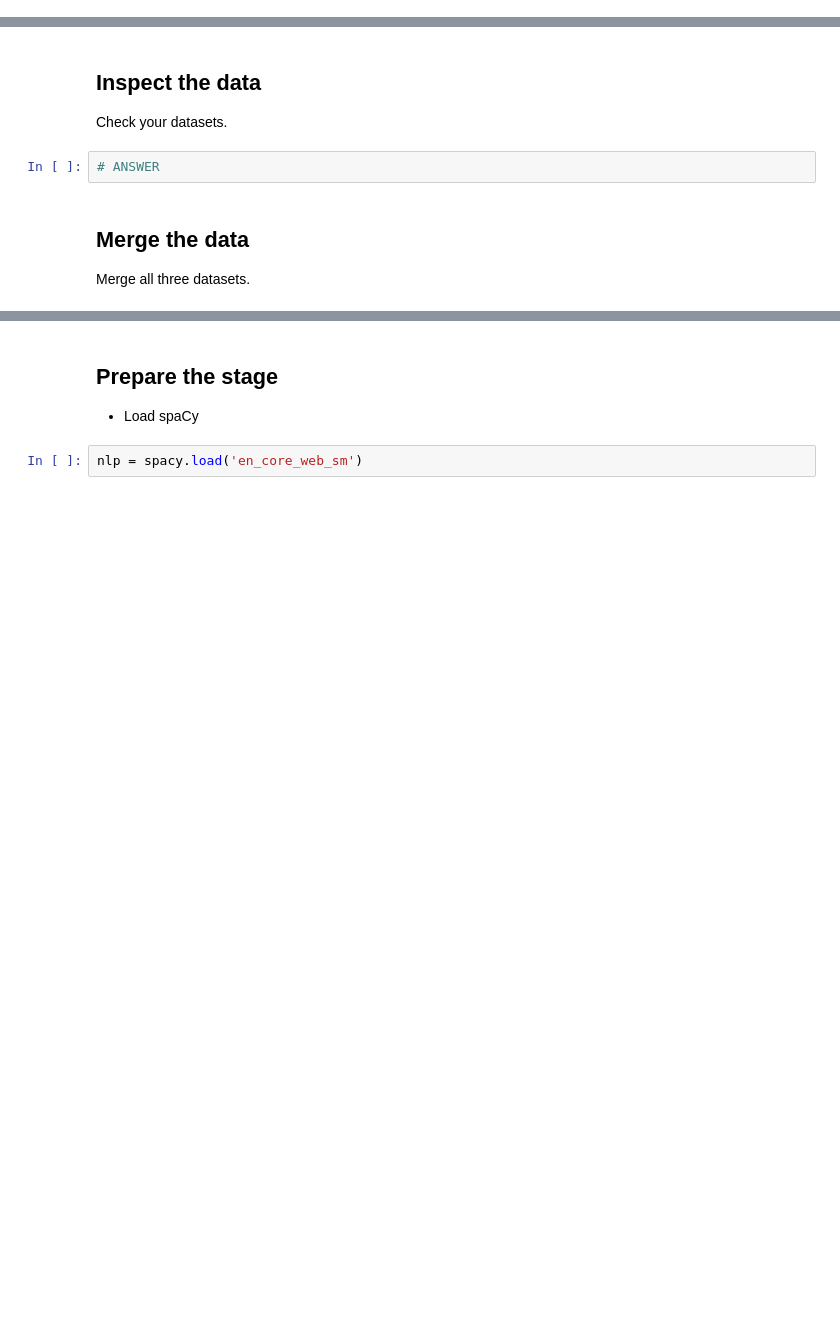
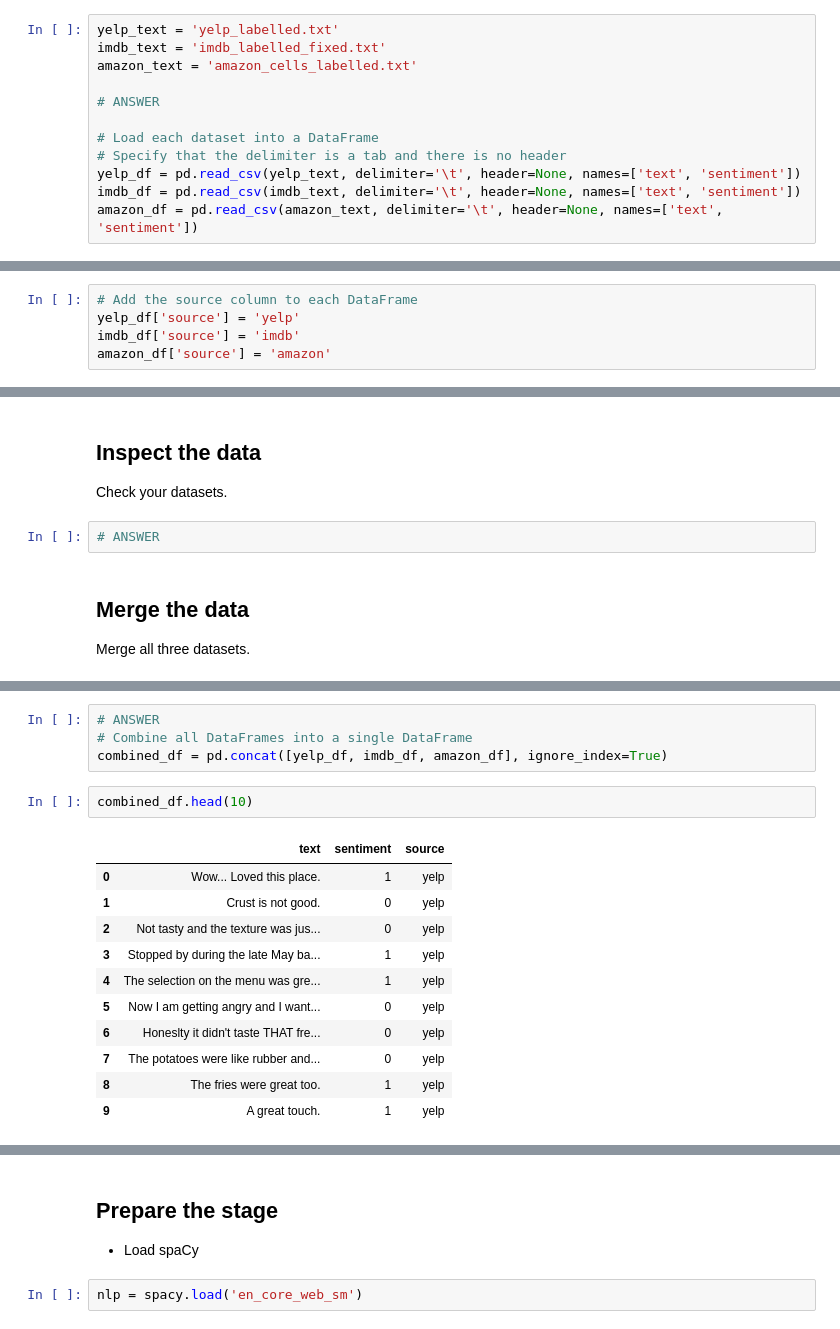
Before and after one commit to mdjroaming/IOD, a Jupyter notebook: Module 8/Module 8 Labs/IOD_Lab_8_4_Sentiment_Analysis.ipynb, the cells around one changed output, grey strips where cells are left out. Cells and saved outputs as stored; diff of their text form; blank space fills up the shorter version.

```diff
--- a/Module 8/Module 8 Labs/IOD_Lab_8_4_Sentiment_Analysis.ipynb
+++ b/Module 8/Module 8 Labs/IOD_Lab_8_4_Sentiment_Analysis.ipynb
@@ -117,0 +112,12 @@ amazon_text = 'amazon_cells_labelled.txt'
+# %%
+yelp_text = 'yelp_labelled.txt'
+imdb_text = 'imdb_labelled_fixed.txt'
+amazon_text = 'amazon_cells_labelled.txt'
+
+# ANSWER
+
+# Load each dataset into a DataFrame
+# Specify that the delimiter is a tab and there is no header
+yelp_df = pd.read_csv(yelp_text, delimiter='\t', header=None, names=['text', 'sentiment'])
+imdb_df = pd.read_csv(imdb_text, delimiter='\t', header=None, names=['text', 'sentiment'])
+amazon_df = pd.read_csv(amazon_text, delimiter='\t', header=None, names=['text', 'sentiment'])
@@ -117,0 +133,5 @@ amazon_text = 'amazon_cells_labelled.txt'
+# %%
+# Add the source column to each DataFrame
+yelp_df['source'] = 'yelp'
+imdb_df['source'] = 'imdb'
+amazon_df['source'] = 'amazon'
@@ -143,0 +175,18 @@ Merge all three datasets.
+# %%
+# ANSWER
+# Combine all DataFrames into a single DataFrame
+combined_df = pd.concat([yelp_df, imdb_df, amazon_df], ignore_index=True)
+# %%
+combined_df.head(10)
+# %% [output]
+|  | text | sentiment | source |
+| 0 | Wow... Loved this place. | 1 | yelp |
+| 1 | Crust is not good. | 0 | yelp |
+| 2 | Not tasty and the texture was jus... | 0 | yelp |
+| 3 | Stopped by during the late May ba... | 1 | yelp |
+| 4 | The selection on the menu was gre... | 1 | yelp |
+| 5 | Now I am getting angry and I want... | 0 | yelp |
+| 6 | Honeslty it didn't taste THAT fre... | 0 | yelp |
+| 7 | The potatoes were like rubber and... | 0 | yelp |
+| 8 | The fries were great too. | 1 | yelp |
+| 9 | A great touch. | 1 | yelp |
```
Also changed, not shown: parts of 21 cells of this notebook, 13 other files.
